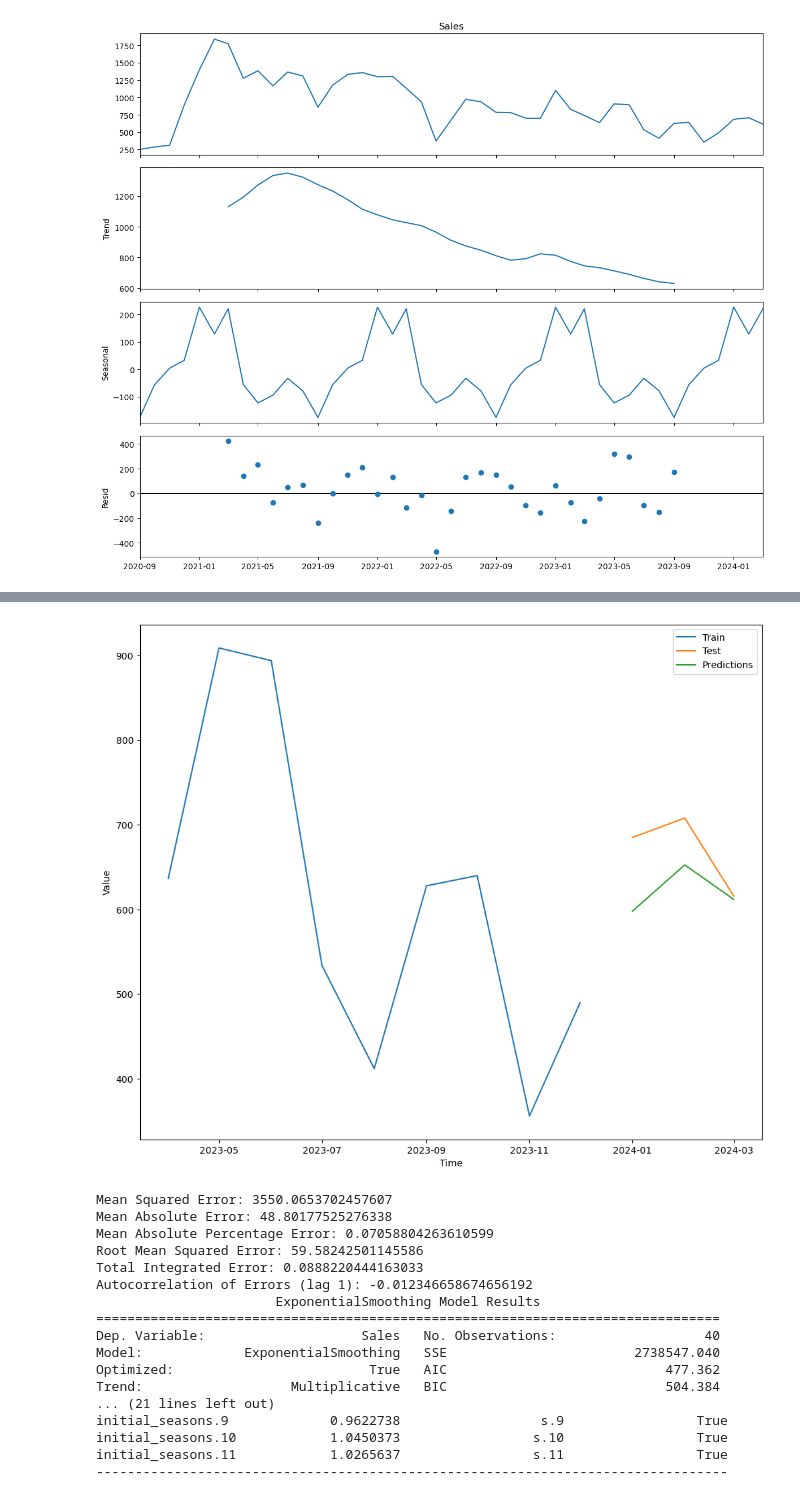
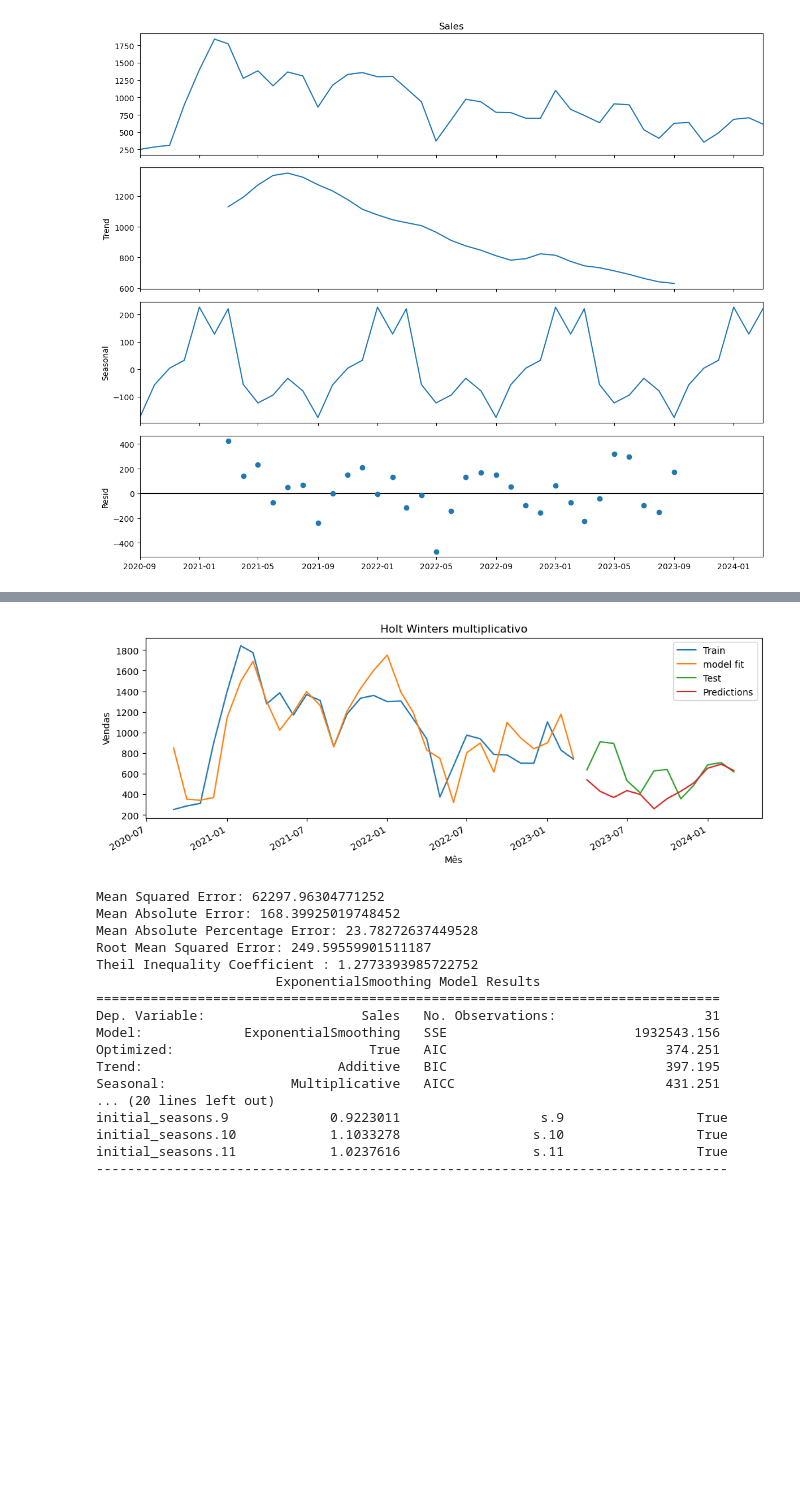
Before and after one commit to vgarciasouza/tcc-mba-usp, a Jupyter notebook: timeseries.ipynb, the cells around one changed output, grey strips where cells are left out. Cells and saved outputs as stored; diff of their text form; code cells hidden in the pictures; blank space fills up the shorter version.

```diff
--- a/timeseries.ipynb
+++ b/timeseries.ipynb
@@ -26,3 +21,7 @@ chart_train_period = 12 - test_periods
 # %%
 data = all_monthly
+# %%
+#definicao de periodos para teste
+test_periods = 12
+chart_train_period = data.shape[0] - test_periods
 # %%
@@ -74,4 +90,21 @@ seasonalDecompose.plot();
 # %%
 train = data[:- test_periods]
 test = data[-test_periods:]
+# %%
+def theil_ineq(predictions, test):
+    num = []
+    den = []
+    for i in range(len(predictions) - 1):
+        num_n = ((predictions[(i + 1)] - test['Sales'][(i +1)]) / test['Sales'][i])**2
+        num.append(num_n)
+
+        den_n = ((test['Sales'][(i +1)] - test['Sales'][i]) / test['Sales'][i])**2
+        den.append(den_n)
+
+    numerador = np.sum(num)
+    denominador = np.sum(den)
+    div = numerador / denominador
+    tic = np.sqrt(div)
+
+    return tic
 # %%
@@ -271,59 +305,63 @@ test_results
 # %%
-model = ExponentialSmoothing(train, trend='mul', seasonal='mul', seasonal_periods=12)
+model = ExponentialSmoothing(train, trend='add', seasonal='mul', seasonal_periods=12, use_boxcox=True)
 
 model_fit = model.fit()
 
 predictions = model_fit.forecast(steps=test_periods)
 
+plt.figure(figsize=(12, 4))
 plt.plot(train[-chart_train_period:], label='Train')
+model_fit.fittedvalues.plot(label='model fit')
 plt.plot(test, label='Test')
 plt.plot(predictions, label='Predictions')
-plt.xlabel('Time')
-plt.ylabel('Value')
+plt.title('Holt Winters multiplicativo')
+plt.xlabel('Mês')
+plt.ylabel('Vendas')
 plt.legend()
 plt.show()
 
 mse = mean_squared_error(test, predictions)
 mae = mean_absolute_error(test, predictions)
-mape = mean_absolute_percentage_error(test, predictions)
+mape = mean_absolute_percentage_error(test, predictions) * 100
 rmse = np.sqrt(mse)
-tic = np.sqrt(np.sum((test['Sales'] - predictions)**2) / np.sum(test['Sales']**2))
-acf1 = acf(np.array(test['Sales'] - predictions).flatten(), fft=False)[1]
+tic = theil_ineq(predictions, test)
+aic = model_fit.aic
+ljungbox = acorr_ljungbox(model_fit.resid, lags=1)['lb_pvalue'].values[0] * 100
 
 print("Mean Squared Error:", mse)
 print("Mean Absolute Error:", mae)
 print("Mean Absolute Percentage Error:", mape)
 print("Root Mean Squared Error:", rmse)
-print("Total Integrated Error:", tic)
-print("Autocorrelation of Errors (lag 1):", acf1)
+print("Theil Inequality Coefficient :", tic)
 
 print(model_fit.summary())
 
 card = {'model': 'HW-Mul',
        "Mean Squared Error" : mse,
        "Mean Absolute Error" : mae,
        "Mean Absolute Percentage Error" : mape,
         "Root Mean Squared Error" : rmse,
-       "Total Integrated Error" : tic,
-       "Autocorrelation of Errors (lag 1)" : acf1}
+       "Theil Inequality Coefficient " : tic,
+        'AIC': aic,
+       'ljungbox p-value': ljungbox}
 
 result.append(card)
 # %% [output]
-[figure, old version]
+[figure, new version]
-Mean Squared Error: 3550.0653702457607
-Mean Absolute Error: 48.80177525276338
-Mean Absolute Percentage Error: 0.07058804263610599
-Root Mean Squared Error: 59.58242501145586
-Total Integrated Error: 0.0888220444163033
-Autocorrelation of Errors (lag 1): -0.012346658674656192
+Mean Squared Error: 62297.96304771252
+Mean Absolute Error: 168.39925019748452
+Mean Absolute Percentage Error: 23.78272637449528
+Root Mean Squared Error: 249.59559901511187
+Theil Inequality Coefficient : 1.2773393985722752
                        ExponentialSmoothing Model Results
 ================================================================================
-Dep. Variable:                    Sales   No. Observations:                   40
-Model:             ExponentialSmoothing   SSE                        2738547.040
-Optimized:                         True   AIC                            477.362
-Trend:                   Multiplicative   BIC                            504.384
-... (21 lines left out)
-initial_seasons.9             0.9622738                  s.9                 True
-initial_seasons.10            1.0450373                 s.10                 True
-initial_seasons.11            1.0265637                 s.11                 True
+Dep. Variable:                    Sales   No. Observations:                   31
+Model:             ExponentialSmoothing   SSE                        1932543.156
+Optimized:                         True   AIC                            374.251
+Trend:                         Additive   BIC                            397.195
+Seasonal:                Multiplicative   AICC                           431.251
+... (20 lines left out)
+initial_seasons.9             0.9223011                  s.9                 True
+initial_seasons.10            1.1033278                 s.10                 True
+initial_seasons.11            1.0237616                 s.11                 True
 ---------------------------------------------------------------------------------
```
Also changed, not shown: parts of 24 cells of this notebook.
